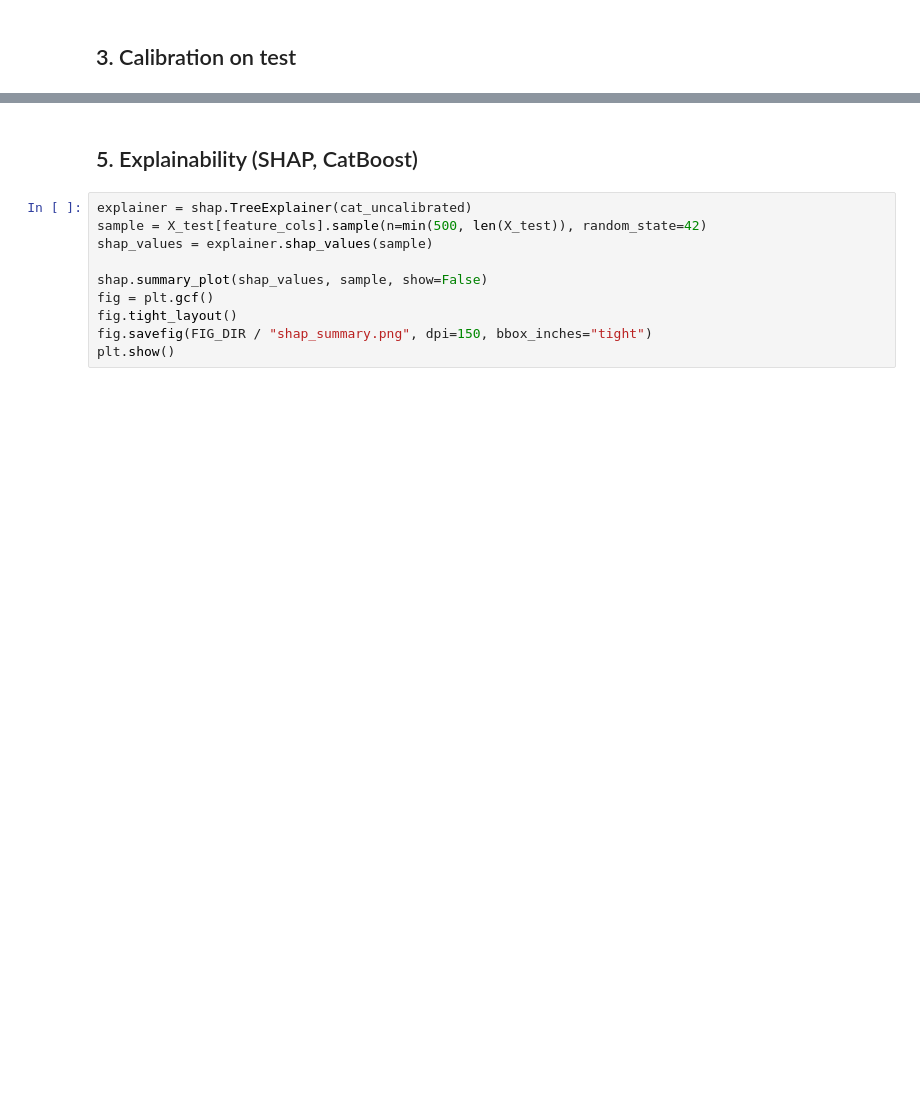
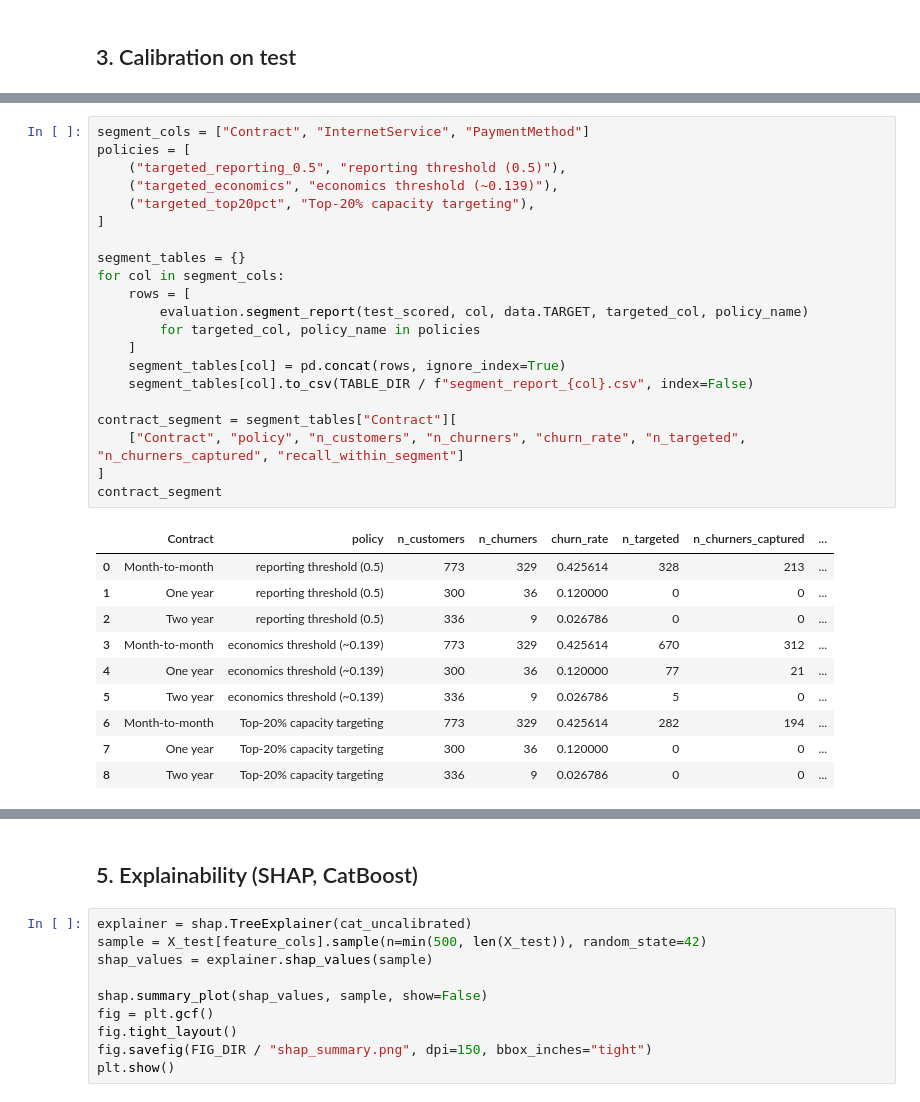
Before and after one commit to avgrosheva/subscription-churn-model, a Jupyter notebook: notebooks/03_final_test_evaluation.ipynb, the cells around one changed output, grey strips where cells are left out. Cells and saved outputs as stored; diff of their text form; blank space fills up the shorter version.

```diff
--- a/notebooks/03_final_test_evaluation.ipynb
+++ b/notebooks/03_final_test_evaluation.ipynb
@@ -187,3 +176,35 @@ Bank transfer (automatic)          300    0.190000           0.212917          2
+# %%
+segment_cols = ["Contract", "InternetService", "PaymentMethod"]
+policies = [
+    ("targeted_reporting_0.5", "reporting threshold (0.5)"),
+    ("targeted_economics", "economics threshold (~0.139)"),
+    ("targeted_top20pct", "Top-20% capacity targeting"),
+]
+
+segment_tables = {}
+for col in segment_cols:
+    rows = [
+        evaluation.segment_report(test_scored, col, data.TARGET, targeted_col, policy_name)
+        for targeted_col, policy_name in policies
+    ]
+    segment_tables[col] = pd.concat(rows, ignore_index=True)
+    segment_tables[col].to_csv(TABLE_DIR / f"segment_report_{col}.csv", index=False)
+
+contract_segment = segment_tables["Contract"][
+    ["Contract", "policy", "n_customers", "n_churners", "churn_rate", "n_targeted", "n_churners_captured", "recall_within_segment"]
+]
+contract_segment
+# %% [output]
+|  | Contract | policy | n_customers | n_churners | churn_rate | n_targeted | n_churners_captured | ... |
+| 0 | Month-to-month | reporting threshold (0.5) | 773 | 329 | 0.425614 | 328 | 213 | ... |
+| 1 | One year | reporting threshold (0.5) | 300 | 36 | 0.120000 | 0 | 0 | ... |
+| 2 | Two year | reporting threshold (0.5) | 336 | 9 | 0.026786 | 0 | 0 | ... |
+| 3 | Month-to-month | economics threshold (~0.139) | 773 | 329 | 0.425614 | 670 | 312 | ... |
+| 4 | One year | economics threshold (~0.139) | 300 | 36 | 0.120000 | 77 | 21 | ... |
+| 5 | Two year | economics threshold (~0.139) | 336 | 9 | 0.026786 | 5 | 0 | ... |
+| 6 | Month-to-month | Top-20% capacity targeting | 773 | 329 | 0.425614 | 282 | 194 | ... |
+| 7 | One year | Top-20% capacity targeting | 300 | 36 | 0.120000 | 0 | 0 | ... |
+| 8 | Two year | Top-20% capacity targeting | 336 | 9 | 0.026786 | 0 | 0 | ... |
 # %%
 def tenure_band(t):
     if t <= 12:
```
Also changed, not shown: parts of 26 cells of this notebook, 27 other files.
